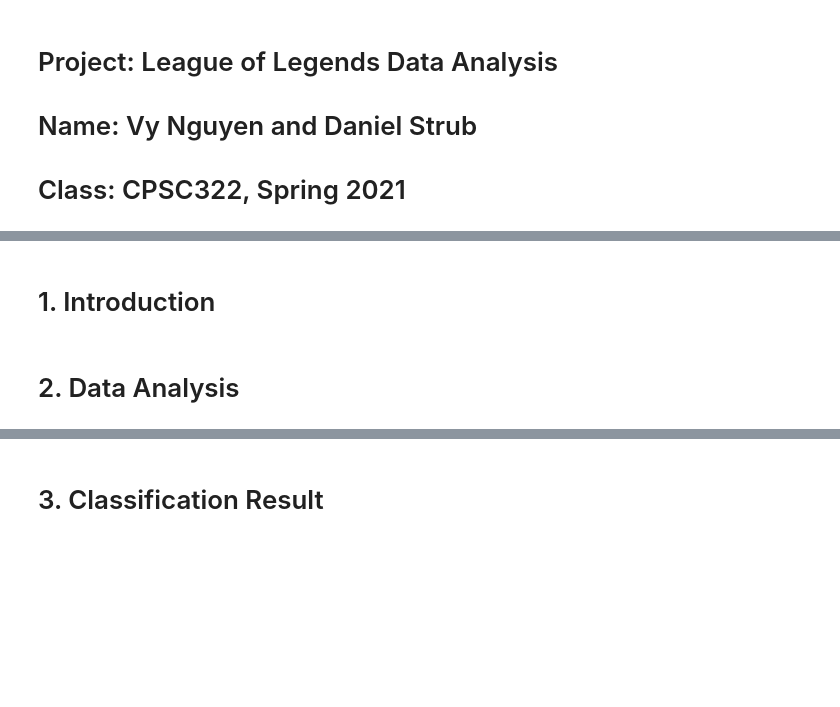
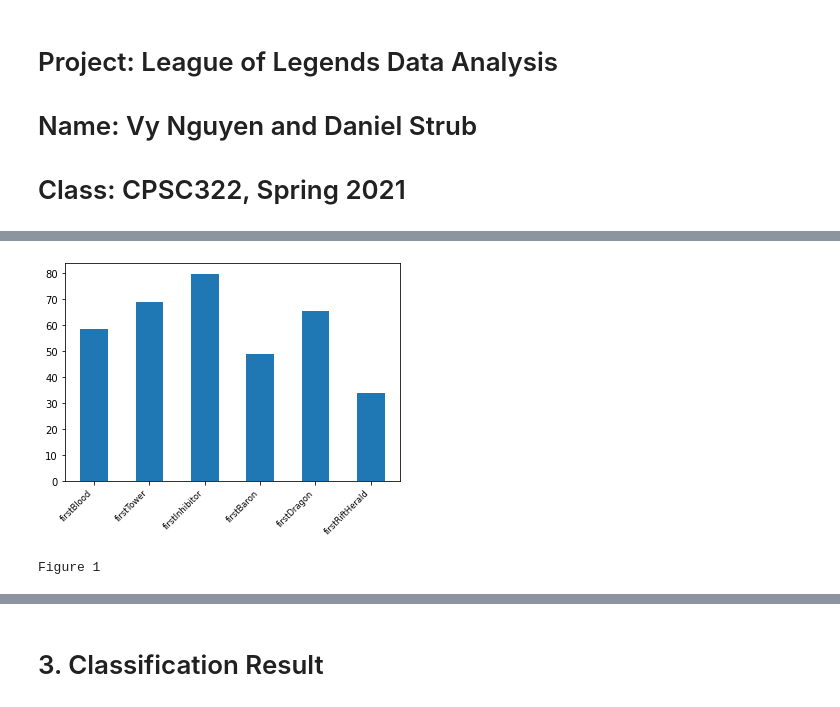
Before and after one commit to Nguyen101/League-of-Legends-Data-Analysis, a Jupyter notebook: Technical Report.ipynb, the cells around one changed output, grey strips where cells are left out. Saved outputs shown, nothing was run; the diff lists cells and outputs as text; code cells hidden in the pictures; blank space fills up the shorter version.

```diff
--- a/Technical Report.ipynb
+++ b/Technical Report.ipynb
@@ -37,7 +44,11 @@ first_RiftHerald = game_table.get_column("firstRiftHerald")
 
 game_X = [[first_Blood[x], first_Tower[x], first_Inhibitor[x], first_Baron[x], first_Dragon[x], first_RiftHerald[x]] for x in range(len(winner))]
 game_Y = [y for y in winner]
-# %% [markdown]
-# 1. Introduction
-# %% [markdown]
-# 2. Data Analysis
+# %%
+y_values = [round(myutils.get_win_count(game_table, "winner", "firstBlood") * 100, 2), round(myutils.get_win_count(game_table, "winner", "firstTower") * 100, 2),round(myutils.get_win_count(game_table, "winner", "firstInhibitor") * 100, 2),round(myutils.get_win_count(game_table, "winner", "firstBaron") * 100, 2), round(myutils.get_win_count(game_table, "winner", "firstDragon") * 100, 2), round(myutils.get_win_count(game_table, "winner", "firstRiftHerald") * 100, 2)]
+myutils.bar_chart(["firstBlood", "firstTower", "firstInhibitor","firstBaron", "firstDragon", "firstRiftHerald"], y_values)
+
+print("Figure 1")
+# %% [output]
+[figure, added]
+Figure 1
```
Also changed, not shown: parts of 9 cells of this notebook, 6 other files.
